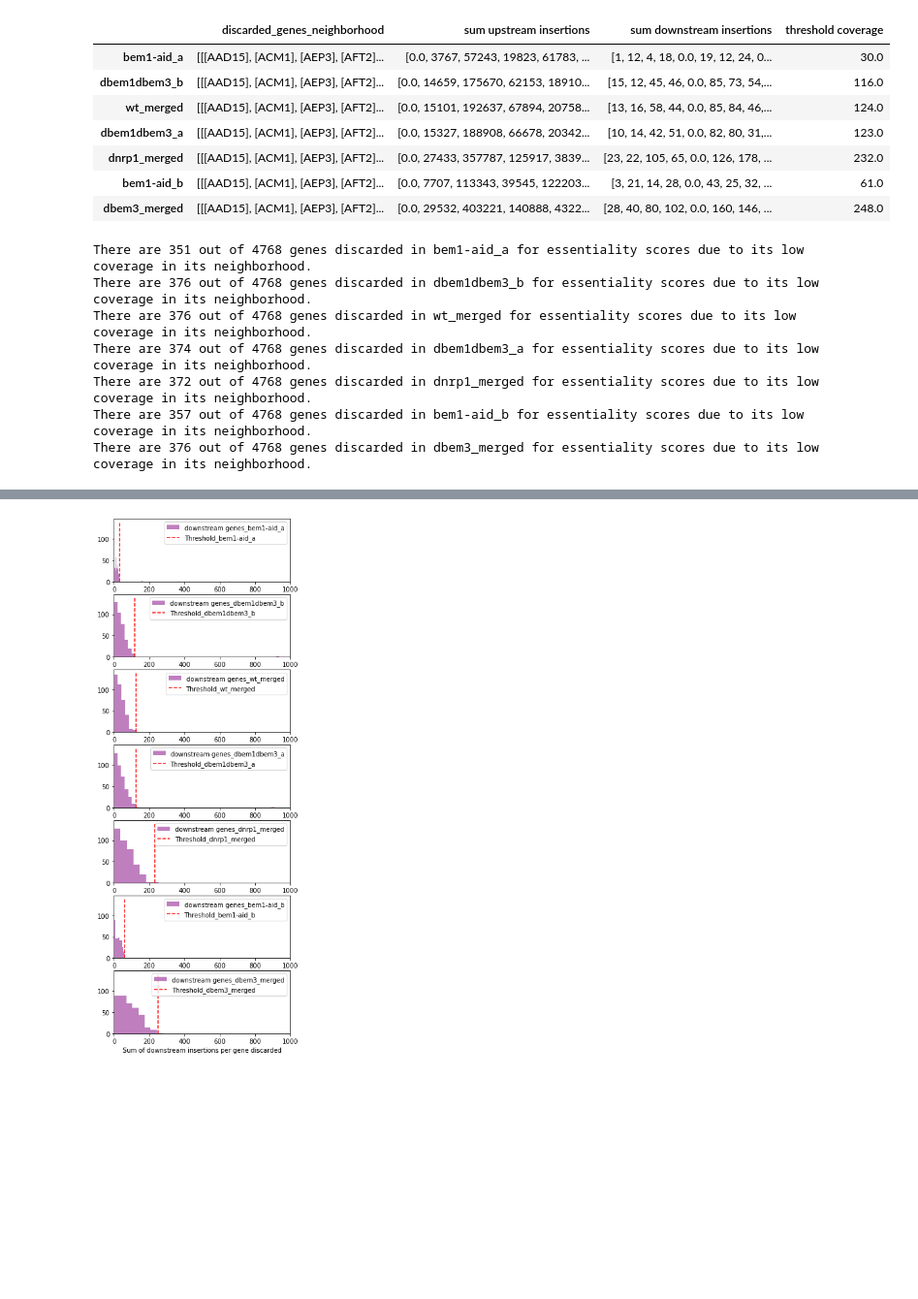
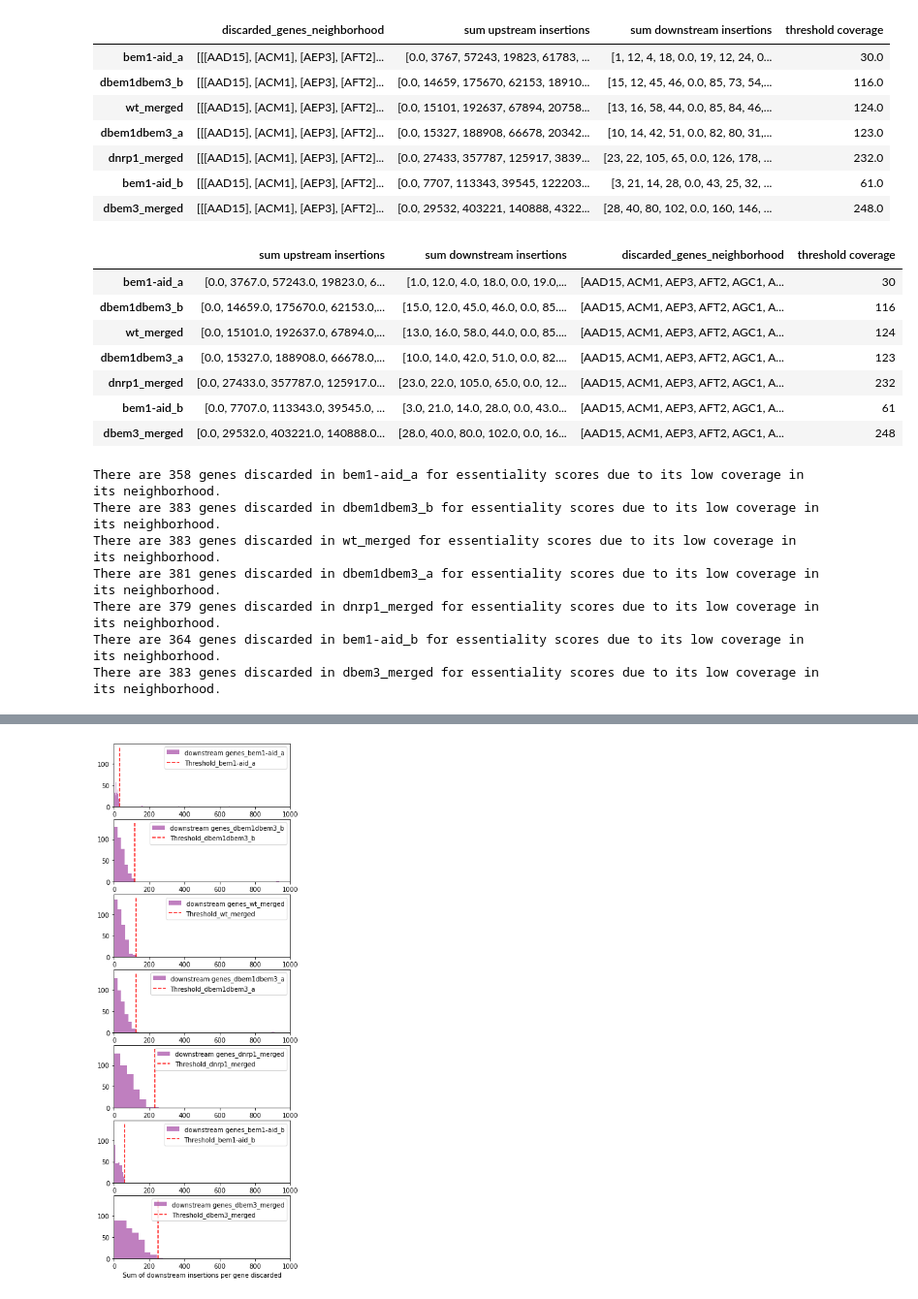
Before and after one commit to SATAY-LL/comparative-analysis-among-strains, a Jupyter notebook: src/transposons_outside_genes_refactor.ipynb, the cells around one changed output, grey strips where cells are left out. Shown at 97% size. Drawn from its saved outputs; the diff is of its cells as text; code cells hidden in the pictures; blank space fills up the shorter version.

```diff
--- a/src/transposons_outside_genes_refactor.ipynb
+++ b/src/transposons_outside_genes_refactor.ipynb
@@ -157,6 +124,6 @@ fig.savefig("../figures/fig_histogram_upstream_downstream_insertions_per_gene_di
 # %%
 keys= ['bem1-aid_a','dbem1dbem3_b','wt_merged','dbem1dbem3_a',
-'dnrp1_merged','bem1-aid_b','dbem3_merged',]
+'dnrp1_merged','bem1-aid_b','dbem3_merged']
 # %%
 ### Run for a night #######DONT RUN THIS AGAIN IT TAKES 5 HOURS!!
 # k=1 # Amplified factor for the threshold
@@ -209,17 +176,48 @@ genes_out_by_neighborhood_pd.to_excel("../postprocessed-data/genes_out_by_neighb
+# %%
+
+genes_out_by_neighborhood_pd=pd.read_excel("../postprocessed-data/genes_out_by_neighborhood.xlsx",index_col="Unnamed: 0")
+# %%
+from from_excel_to_list import from_excel_to_list
+genes_out_float=defaultdict(dict)
+for key in keys:
+   genes_out_float["sum upstream insertions"][key] =from_excel_to_list(genes_out_by_neighborhood_pd.loc[key,"sum upstream insertions"])
+   genes_out_float["sum downstream insertions"][key] =from_excel_to_list(genes_out_by_neighborhood_pd.loc[key,"sum downstream insertions"])
+   x=genes_out_by_neighborhood_pd.loc[key,"discarded_genes_neighborhood"]
+   x=x.replace('[', '')
+   x=x.replace(']', '')
+   x=x.replace('list(', '')
+   x=x.replace(')', '')
+   x=x.replace("'", "")
+   x=x.split(',')
+   genes_out_float["discarded_genes_neighborhood"][key]=x
+# %%
+genes_out_float_pd=pd.DataFrame.from_dict(genes_out_float)
+
+genes_out_float_pd.loc[:,"threshold coverage"]=genes_out_by_neighborhood_pd.loc[:,"threshold coverage"]
+# %%
+genes_out_float_pd
+# %% [output]
+|  | sum upstream insertions | sum downstream insertions | discarded_genes_neighborhood | threshold coverage |
+| bem1-aid_a | [0.0, 3767.0, 57243.0, 19823.0, 6... | [1.0, 12.0, 4.0, 18.0, 0.0, 19.0,... | [AAD15, ACM1, AEP3, AFT2, AGC1, A... | 30 |
+| dbem1dbem3_b | [0.0, 14659.0, 175670.0, 62153.0,... | [15.0, 12.0, 45.0, 46.0, 0.0, 85.... | [AAD15, ACM1, AEP3, AFT2, AGC1, A... | 116 |
+| wt_merged | [0.0, 15101.0, 192637.0, 67894.0,... | [13.0, 16.0, 58.0, 44.0, 0.0, 85.... | [AAD15, ACM1, AEP3, AFT2, AGC1, A... | 124 |
+| dbem1dbem3_a | [0.0, 15327.0, 188908.0, 66678.0,... | [10.0, 14.0, 42.0, 51.0, 0.0, 82.... | [AAD15, ACM1, AEP3, AFT2, AGC1, A... | 123 |
+| dnrp1_merged | [0.0, 27433.0, 357787.0, 125917.0... | [23.0, 22.0, 105.0, 65.0, 0.0, 12... | [AAD15, ACM1, AEP3, AFT2, AGC1, A... | 232 |
+| bem1-aid_b | [0.0, 7707.0, 113343.0, 39545.0, ... | [3.0, 21.0, 14.0, 28.0, 0.0, 43.0... | [AAD15, ACM1, AEP3, AFT2, AGC1, A... | 61 |
+| dbem3_merged | [0.0, 29532.0, 403221.0, 140888.0... | [28.0, 40.0, 80.0, 102.0, 0.0, 16... | [AAD15, ACM1, AEP3, AFT2, AGC1, A... | 248 |
 # %%
 
 for i in keys:
-    print("There are",len(genes_out_by_neighborhood_pd.loc[i,"discarded_genes_neighborhood"].tolist()[0]),
-    "out of",len(targets),
-    "genes discarded in" ,i, "for essentiality scores due to its low coverage in its neighborhood.")
+    print("There are",len(genes_out_float_pd.loc[i,"discarded_genes_neighborhood"]),
+        "genes discarded in" ,i, "for essentiality scores due to its low coverage in its neighborhood.")
 # %% [output]
-There are 351 out of 4768 genes discarded in bem1-aid_a for essentiality scores due to its low coverage in its neighborhood.
-There are 376 out of 4768 genes discarded in dbem1dbem3_b for essentiality scores due to its low coverage in its neighborhood.
-There are 376 out of 4768 genes discarded in wt_merged for essentiality scores due to its low coverage in its neighborhood.
-There are 374 out of 4768 genes discarded in dbem1dbem3_a for essentiality scores due to its low coverage in its neighborhood.
-There are 372 out of 4768 genes discarded in dnrp1_merged for essentiality scores due to its low coverage in its neighborhood.
-There are 357 out of 4768 genes discarded in bem1-aid_b for essentiality scores due to its low coverage in its neighborhood.
-There are 376 out of 4768 genes discarded in dbem3_merged for essentiality scores due to its low coverage in its neighborhood.
+There are 358 genes discarded in bem1-aid_a for essentiality scores due to its low coverage in its neighborhood.
+There are 383 genes discarded in dbem1dbem3_b for essentiality scores due to its low coverage in its neighborhood.
+There are 383 genes discarded in wt_merged for essentiality scores due to its low coverage in its neighborhood.
+There are 381 genes discarded in dbem1dbem3_a for essentiality scores due to its low coverage in its neighborhood.
+There are 379 genes discarded in dnrp1_merged for essentiality scores due to its low coverage in its neighborhood.
+There are 364 genes discarded in bem1-aid_b for essentiality scores due to its low coverage in its neighborhood.
+There are 383 genes discarded in dbem3_merged for essentiality scores due to its low coverage in its neighborhood.
 # %%
 for j in np.arange(0,len(keys)):
     for i in np.arange(0,len(keys)):
```
Also changed, not shown: parts of 11 cells of this notebook, 6 other files.
